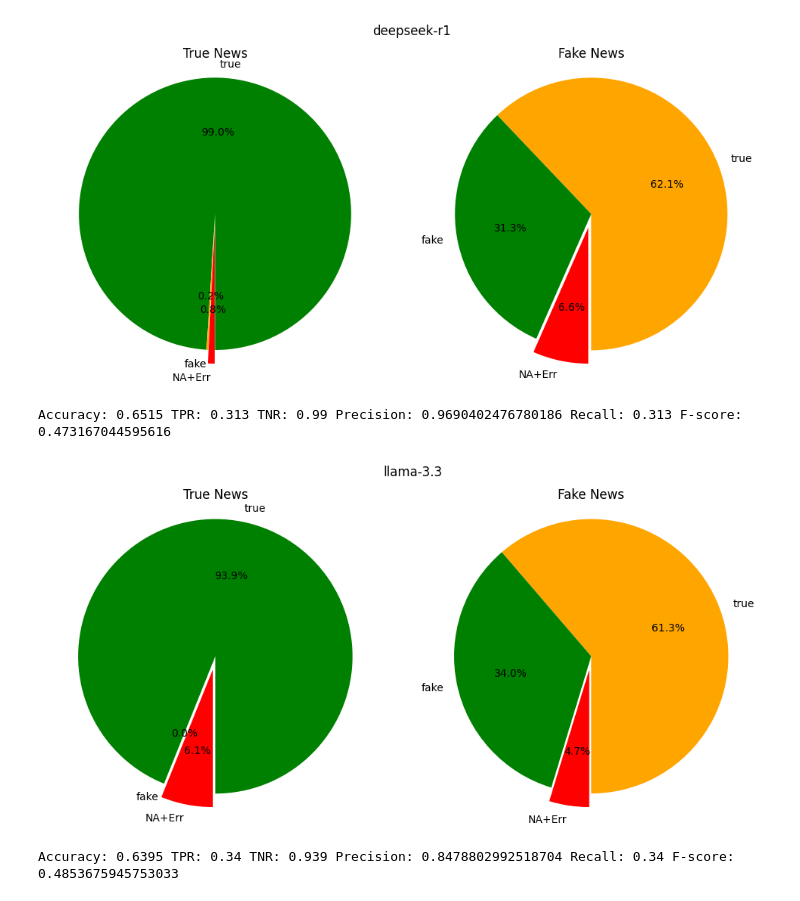
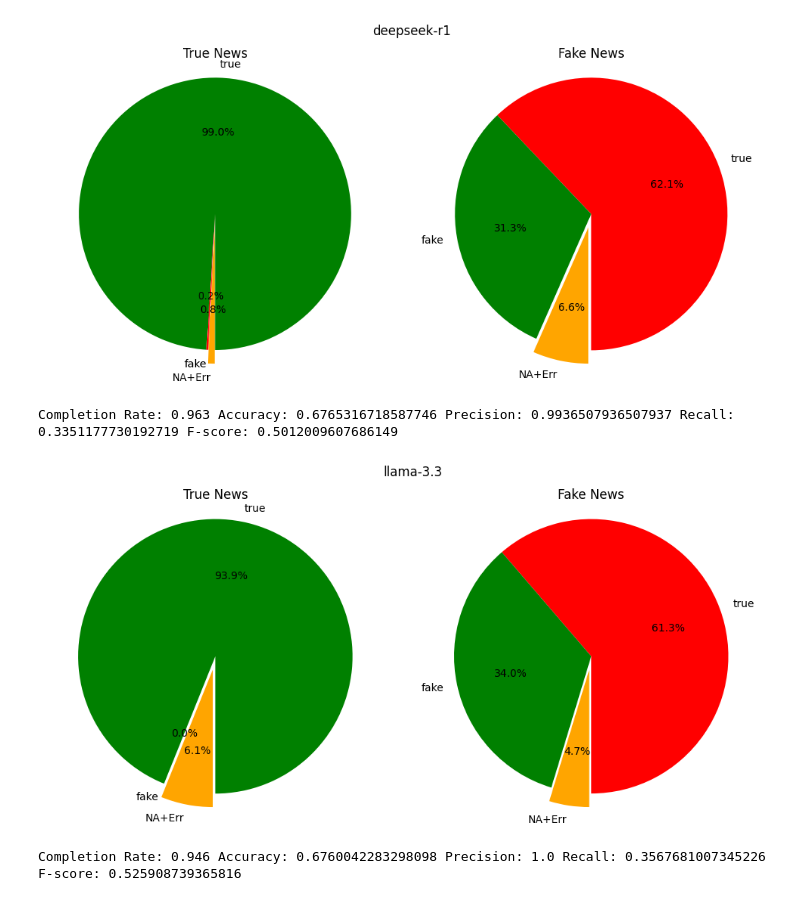
Before and after one commit to kabir-vats/ECE-143-Final-Project, a Jupyter notebook: llmsAsChecker/dataAnalysis.ipynb, the cells around one changed output. Cells and saved outputs as stored; diff of their text form; code cells hidden in the pictures.

```diff
--- a/llmsAsChecker/dataAnalysis.ipynb
+++ b/llmsAsChecker/dataAnalysis.ipynb
@@ -29,33 +29,33 @@ for fs in fake_deepseek:
         fe += 1
 # %%
 label = ['true', 'fake', 'NA+Err']
-slice_colors_true = ['green', 'orange', 'red']
-slice_colors_fake = ['orange', 'green', 'red']
+slice_colors_true = ['green', 'red', 'orange']
+slice_colors_fake = ['red', 'green', 'orange']
 explode = [0.0, 0.0, 0.1]
 true_News = [tt, tf, tn+te]
 fake_news = [ft, ff, fn+fe]
 
 fig, (ax1, ax2) = plt.subplots(1, 2, figsize=(10, 5))
 
 ax1.pie(true_News, labels=label, autopct='%1.1f%%', startangle=270, explode = explode, colors=slice_colors_true)
 ax1.set_title('True News')
 ax1.axis('equal')
 
 ax2.pie(fake_news, labels=label, autopct='%1.1f%%', startangle=270, explode = explode, colors=slice_colors_fake)
 ax2.set_title('Fake News')
 ax2.axis('equal')
 
 fig.tight_layout(rect=[0, 0, 1, 0.95])
 plt.suptitle('deepseek-r1')
 plt.show()
 # %% [output]
-[figure, old version]
+[figure, new version]
 # %%
-precision = ff/(ff+tf+tn+te)
-recall = ff/(ff+ft+fn+fe)
-print(f"Accuracy: {(tt+ff)/2000} TPR: {ff/1000} TNR: {tt/1000} Precision: {precision} Recall: {recall} F-score: {2*(precision*recall)/(precision+recall)}")
+precision = ff/(ff+tf)
+recall = ff/(ff+ft)
+print(f"Completion Rate: {(tt+tf+ff+ft)/2000} Accuracy: {(tt+ff)/(tt+ff+tf+ft)} Precision: {precision} Recall: {recall} F-score: {2*(precision*recall)/(precision+recall)}")
 # %% [output]
-Accuracy: 0.6515 TPR: 0.313 TNR: 0.99 Precision: 0.9690402476780186 Recall: 0.313 F-score: 0.473167044595616
+Completion Rate: 0.963 Accuracy: 0.6765316718587746 Precision: 0.9936507936507937 Recall: 0.3351177730192719 F-score: 0.5012009607686149
 # %%
 with open('data/true_llama.json') as file:
     true_llama = json.load(file)
@@ -100,10 +100,10 @@ fig.tight_layout(rect=[0, 0, 1, 0.95])
 plt.suptitle('llama-3.3')
 plt.show()
 # %% [output]
-[figure, old version]
+[figure, new version]
 # %%
-precision = ff/(ff+tf+tn+te)
-recall = ff/(ff+ft+fn+fe)
-print(f"Accuracy: {(tt+ff)/2000} TPR: {ff/1000} TNR: {tt/1000} Precision: {precision} Recall: {recall} F-score: {2*(precision*recall)/(precision+recall)}")
+precision = ff/(ff+tf)
+recall = ff/(ff+ft)
+print(f"Completion Rate: {(tt+tf+ff+ft)/2000} Accuracy: {(tt+ff)/(tt+ff+tf+ft)} Precision: {precision} Recall: {recall} F-score: {2*(precision*recall)/(precision+recall)}")
 # %% [output]
-Accuracy: 0.6395 TPR: 0.34 TNR: 0.939 Precision: 0.8478802992518704 Recall: 0.34 F-score: 0.4853675945753033
+Completion Rate: 0.946 Accuracy: 0.6760042283298098 Precision: 1.0 Recall: 0.3567681007345226 F-score: 0.525908739365816
```
Also changed, not shown: parts of 4 cells of this notebook, 1 other file.
